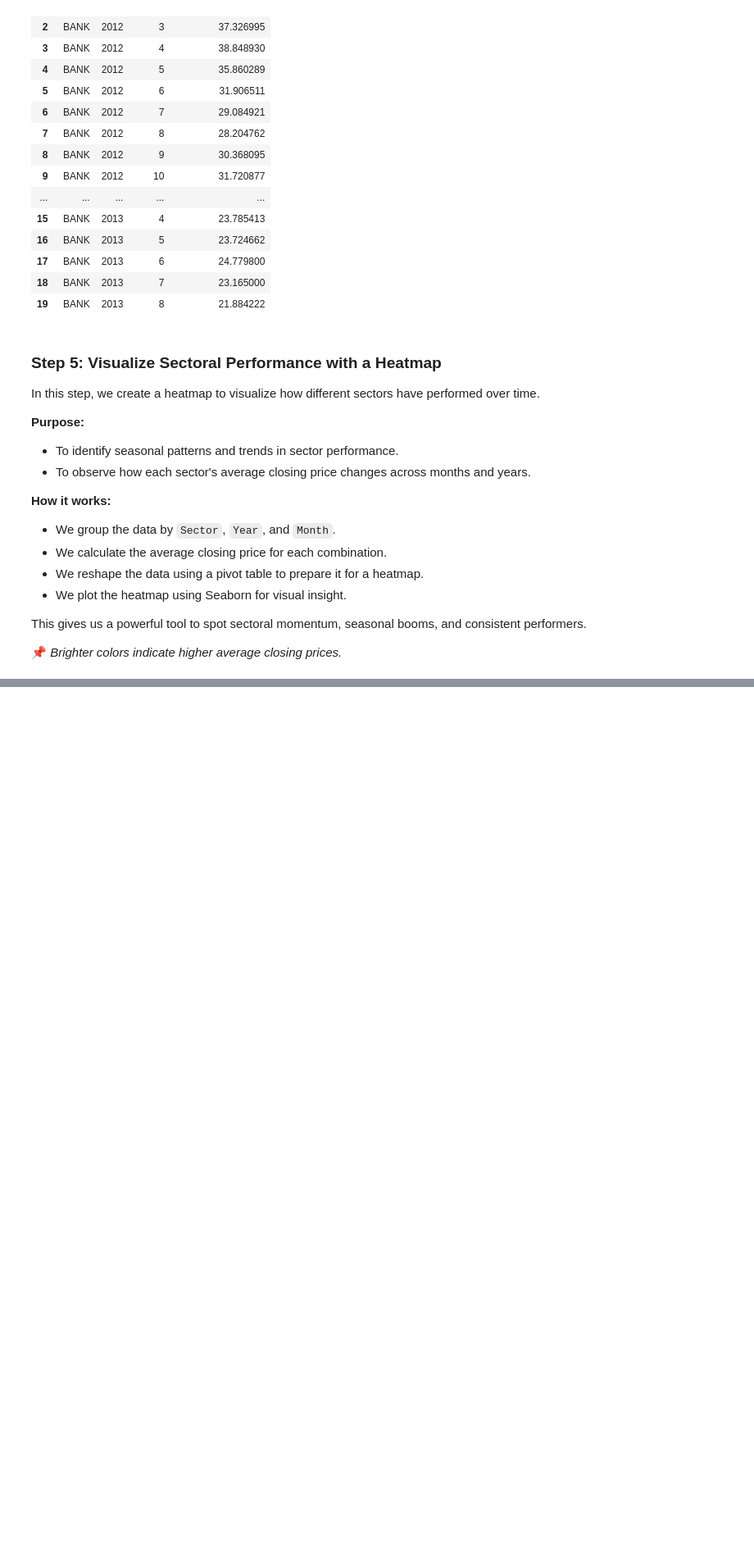
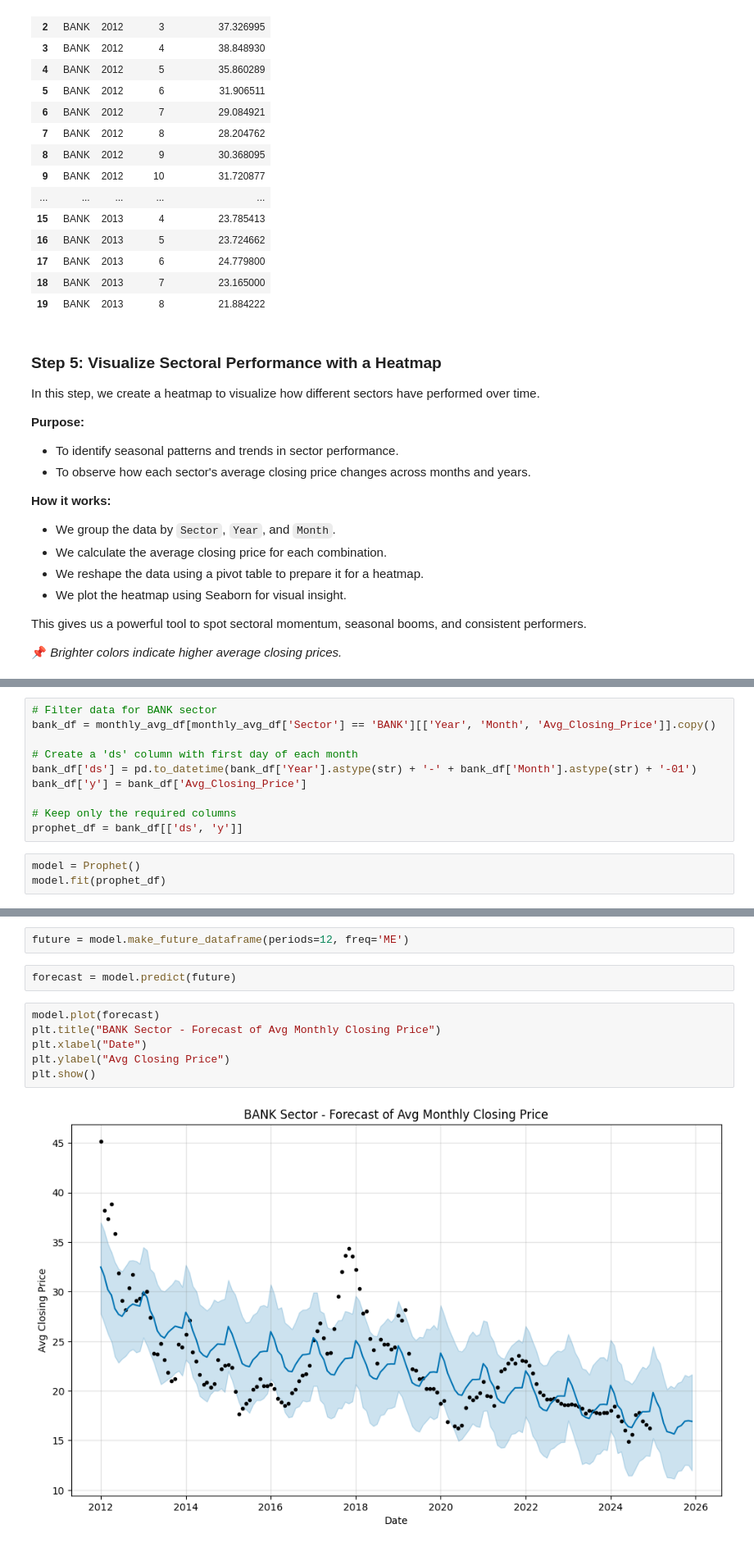
Before and after one commit to AsifZaman777/Sectoral-performance-prediction, a Jupyter notebook: SPF.ipynb, the cells around one changed output, grey strips where cells are left out. Shown at 82% size. Drawn from its saved outputs; the diff is of its cells as text; blank space fills up the shorter version.

Commit message:
prophet training per sector

```diff
--- a/SPF.ipynb
+++ b/SPF.ipynb
@@ -236,0 +275,13 @@ heatmap_df.head(22)
+# %%
+# Filter data for BANK sector
+bank_df = monthly_avg_df[monthly_avg_df['Sector'] == 'BANK'][['Year', 'Month', 'Avg_Closing_Price']].copy()
+
+# Create a 'ds' column with first day of each month
+bank_df['ds'] = pd.to_datetime(bank_df['Year'].astype(str) + '-' + bank_df['Month'].astype(str) + '-01')
+bank_df['y'] = bank_df['Avg_Closing_Price']
+
+# Keep only the required columns
+prophet_df = bank_df[['ds', 'y']]
+# %%
+model = Prophet()
+model.fit(prophet_df)
@@ -236,0 +292,12 @@ heatmap_df.head(22)
+# %%
+future = model.make_future_dataframe(periods=12, freq='ME')
+# %%
+forecast = model.predict(future)
+# %%
+model.plot(forecast)
+plt.title("BANK Sector - Forecast of Avg Monthly Closing Price")
+plt.xlabel("Date")
+plt.ylabel("Avg Closing Price")
+plt.show()
+# %% [output]
+[figure, added]
```
Also changed, not shown: parts of 6 cells of this notebook.
